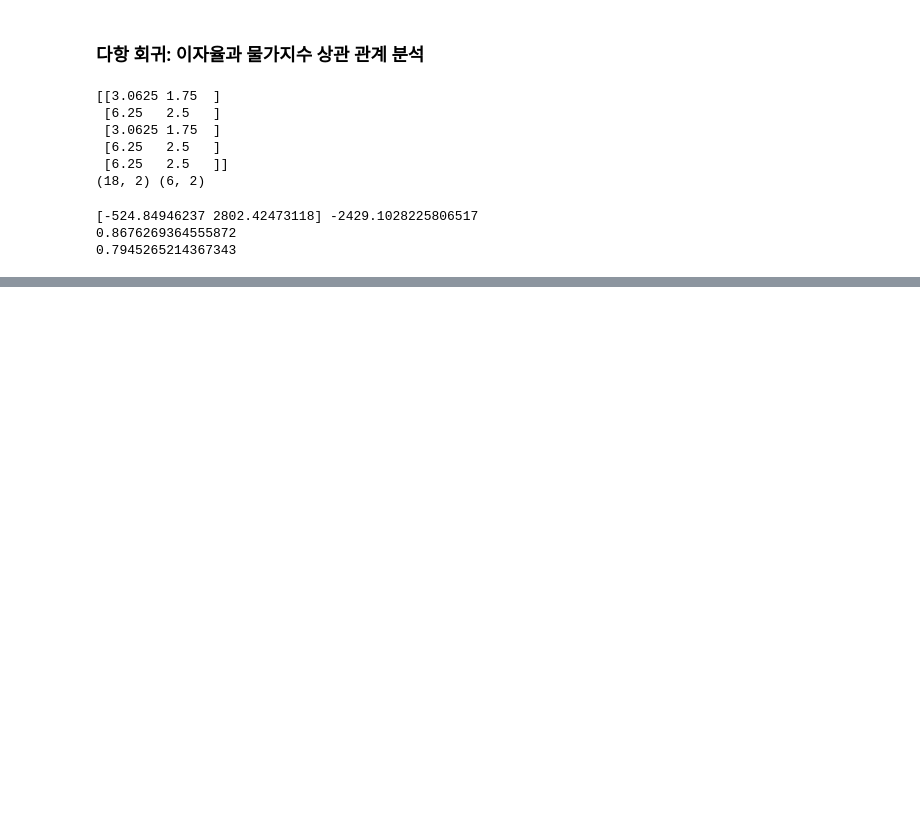
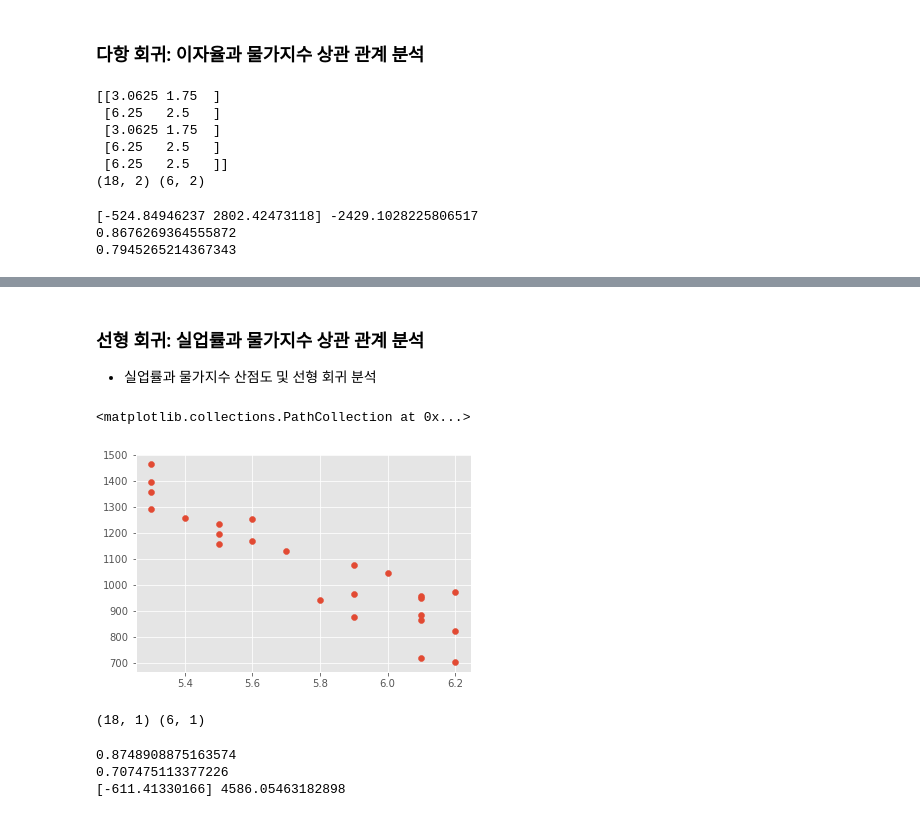
Before and after one commit to qud0511/Machine-Learning, a Jupyter notebook: MLstudy02.ipynb, the cells around one changed output, grey strips where cells are left out. Saved outputs shown, nothing was run; the diff lists cells and outputs as text; code cells hidden in the pictures; blank space fills up the shorter version.

```diff
--- a/MLstudy02.ipynb
+++ b/MLstudy02.ipynb
@@ -105,0 +118,33 @@ print(lr.score(test_poly, test_target))
+# %% [markdown]
+### 선형 회귀: 실업률과 물가지수 상관 관계 분석
+- 실업률과 물가지수 산점도 및 선형 회귀 분석
+# %%
+plt.scatter(df['unemployment_rate'], df['index_price'])
+# %% [output]
+<matplotlib.collections.PathCollection at 0x...>
+[figure, added]
+# %%
+unemployment_rate = np.array(df['unemployment_rate'])
+index_price = np.array(df['index_price'])
+
+train_input, test_input, train_target, test_target = train_test_split(
+    unemployment_rate, index_price, random_state=42)
+
+train_input = train_input.reshape(-1, 1)
+test_input = test_input.reshape(-1, 1)
+
+print(train_input.shape, test_input.shape)
+# %% [output]
+(18, 1) (6, 1)
+# %%
+lr = LinearRegression()
+lr.fit(train_input, train_target)
+print(lr.score(train_input, train_target))
+print(lr.score(test_input, test_target))
+
+# 기울기(a):	coef_,	절편(bias):	intercept_
+print(lr.coef_, lr.intercept_)
+# %% [output]
+0.8748908875163574
+0.707475113377226
+[-611.41330166] 4586.05463182898
```
Also changed, not shown: parts of 6 cells of this notebook.
